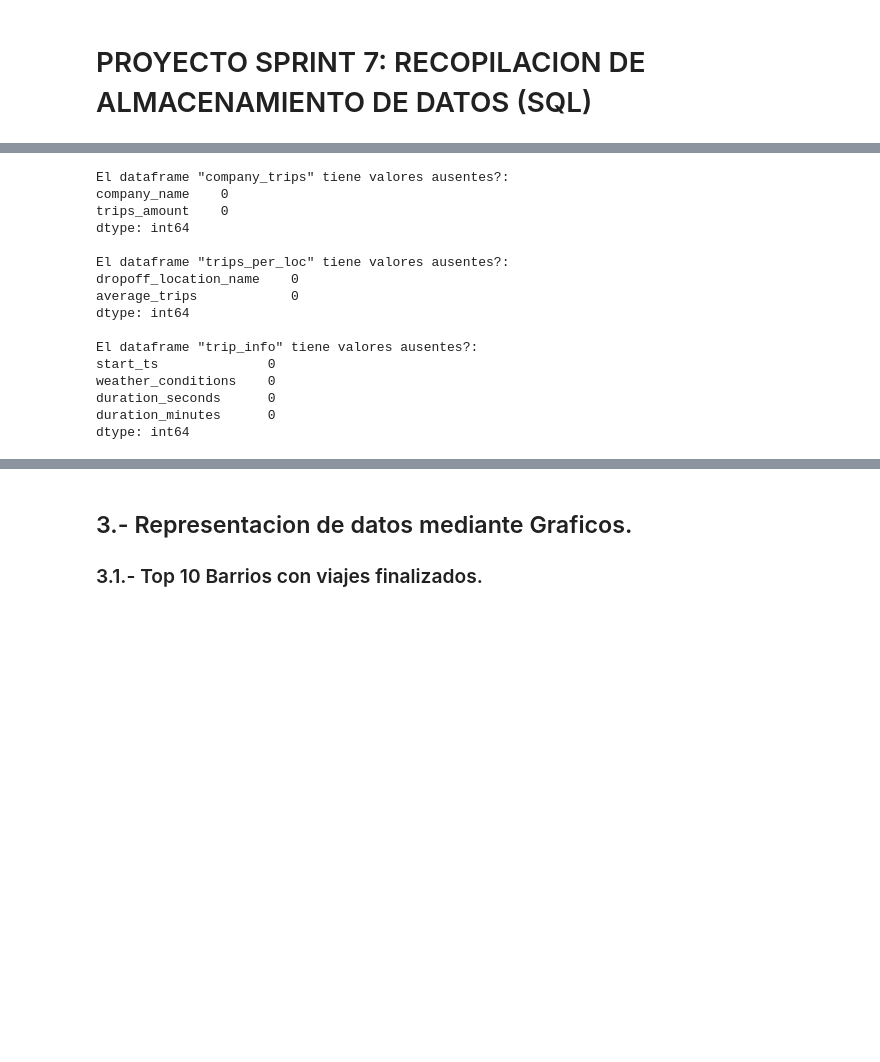
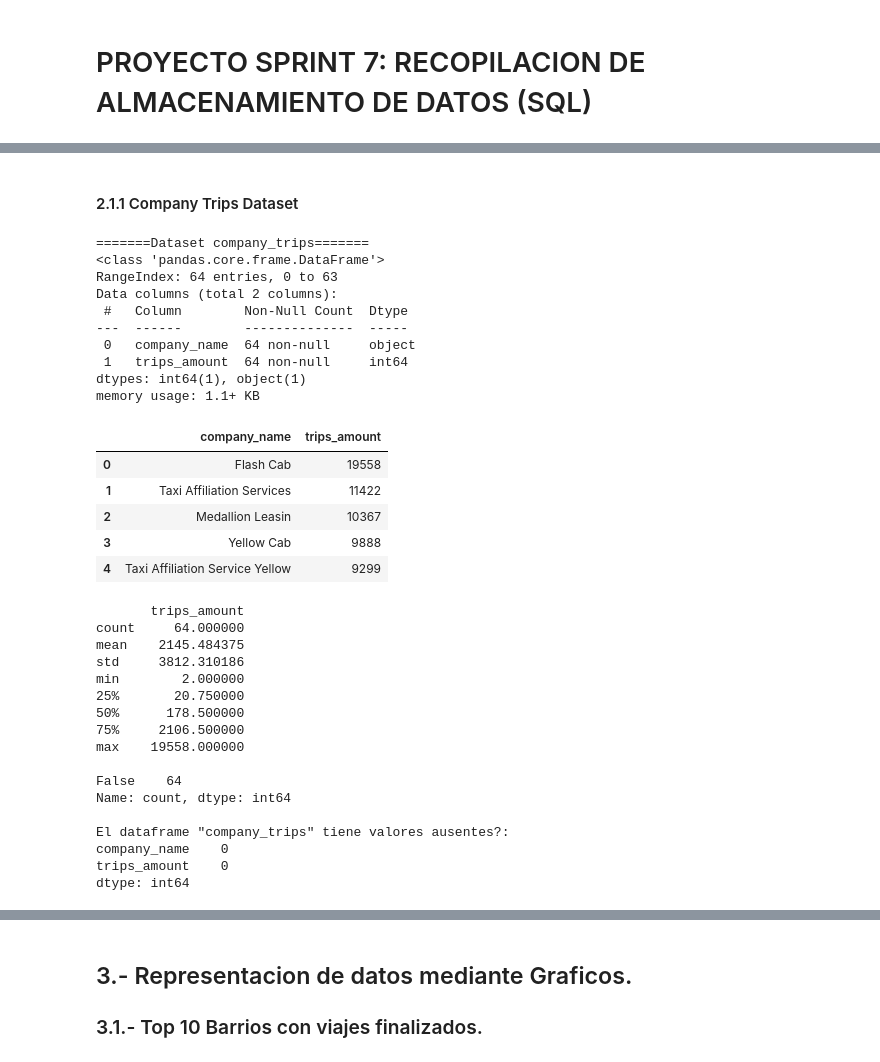
Before and after one commit to ArqJuan/Sprint-7, a Jupyter notebook: Sprint 7.ipynb, the cells around one changed output, grey strips where cells are left out. Cells and saved outputs as stored; diff of their text form; code cells hidden in the pictures; blank space fills up the shorter version.

```diff
--- a/Sprint 7.ipynb
+++ b/Sprint 7.ipynb
@@ -52,23 +21,46 @@ memory usage: 33.5+ KB
-# %%
-print(f'El dataframe "company_trips" tiene valores ausentes?:\n{company_trips.isna().sum()}')
-print()
-print(f'El dataframe "trips_per_loc" tiene valores ausentes?:\n{trips_per_loc.isna().sum()}')
-print()
-print(f'El dataframe "trip_info" tiene valores ausentes?:\n{trip_info.isna().sum()}')
-# %% [output]
-El dataframe "company_trips" tiene valores ausentes?:
-company_name    0
-trips_amount    0
-dtype: int64
-
-El dataframe "trips_per_loc" tiene valores ausentes?:
-dropoff_location_name    0
-average_trips            0
-dtype: int64
-
-El dataframe "trip_info" tiene valores ausentes?:
-start_ts              0
-weather_conditions    0
-duration_seconds      0
-duration_minutes      0
-dtype: int64
+# %% [markdown]
+#### 2.1.1 Company Trips Dataset
+# %%
+print('=======Dataset company_trips=======')
+company_trips.info()
+display(company_trips.head())
+print()
+print(company_trips.describe())
+print()
+print(company_trips.duplicated().value_counts())
+print()
+print(f'El dataframe "company_trips" tiene valores ausentes?:\n{company_trips.isna().sum()}')
+# %% [output]
+=======Dataset company_trips=======
+<class 'pandas.core.frame.DataFrame'>
+RangeIndex: 64 entries, 0 to 63
+Data columns (total 2 columns):
+ #   Column        Non-Null Count  Dtype
+---  ------        --------------  -----
+ 0   company_name  64 non-null     object
+ 1   trips_amount  64 non-null     int64
+dtypes: int64(1), object(1)
+memory usage: 1.1+ KB
+|  | company_name | trips_amount |
+| 0 | Flash Cab | 19558 |
+| 1 | Taxi Affiliation Services | 11422 |
+| 2 | Medallion Leasin | 10367 |
+| 3 | Yellow Cab | 9888 |
+| 4 | Taxi Affiliation Service Yellow | 9299 |
+       trips_amount
+count     64.000000
+mean    2145.484375
+std     3812.310186
+min        2.000000
+25%       20.750000
+50%      178.500000
+75%     2106.500000
+max    19558.000000
+
+False    64
+Name: count, dtype: int64
+
+El dataframe "company_trips" tiene valores ausentes?:
+company_name    0
+trips_amount    0
+dtype: int64
```
Also changed, not shown: parts of 18 cells of this notebook.
